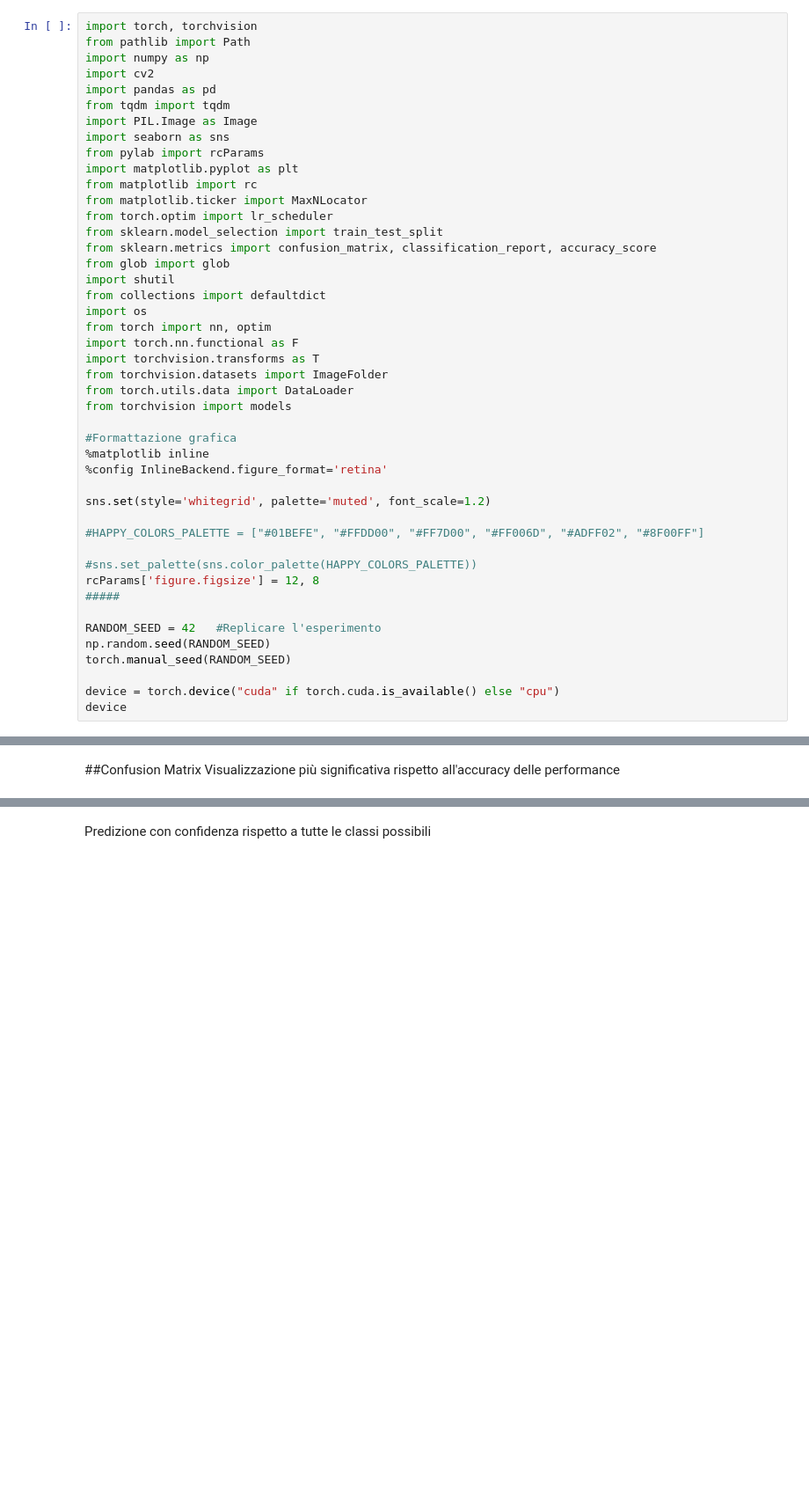
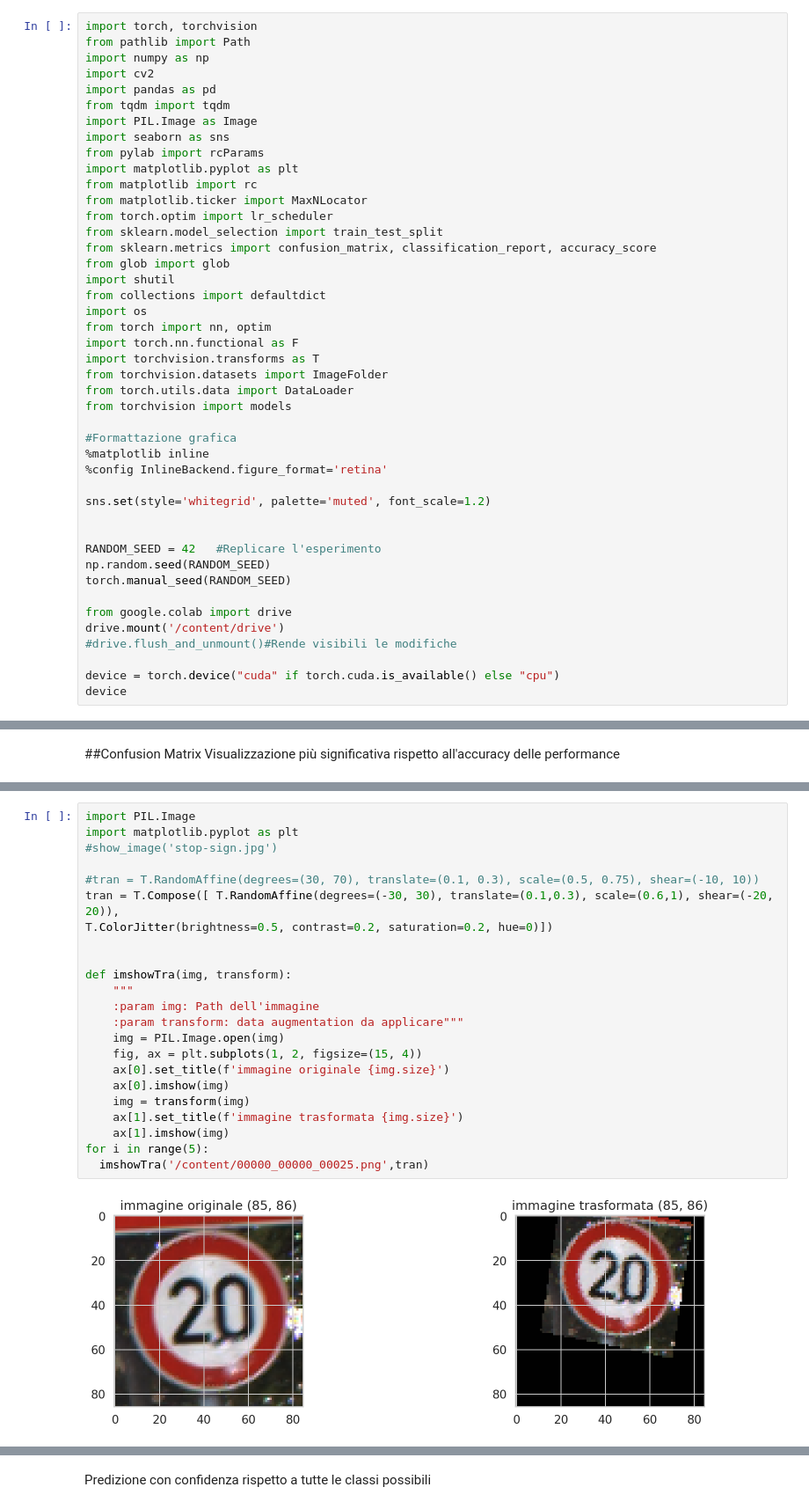
Before and after one commit to DavideEspositoPelella/LAB-IAGI, a Jupyter notebook: Traffic_Sign_Recognition.ipynb, the cells around one changed output, grey strips where cells are left out. Shown at 88% size. Drawn from its saved outputs; the diff is of its cells as text; blank space fills up the shorter version.

```diff
--- a/Traffic_Sign_Recognition.ipynb
+++ b/Traffic_Sign_Recognition.ipynb
@@ -33,16 +33,15 @@ from torchvision import models
 
 sns.set(style='whitegrid', palette='muted', font_scale=1.2)
 
-#HAPPY_COLORS_PALETTE = ["#01BEFE", "#FFDD00", "#FF7D00", "#FF006D", "#ADFF02", "#8F00FF"]
-
-#sns.set_palette(sns.color_palette(HAPPY_COLORS_PALETTE))
-rcParams['figure.figsize'] = 12, 8
-#####
 
 RANDOM_SEED = 42   #Replicare l'esperimento
 np.random.seed(RANDOM_SEED)
 torch.manual_seed(RANDOM_SEED)
 
+from google.colab import drive
+drive.mount('/content/drive')
+#drive.flush_and_unmount()#Rende visibili le modifiche
+
 device = torch.device("cuda" if torch.cuda.is_available() else "cpu")
 device
 # %% [output]
@@ -618,0 +737,25 @@ show_image('stop-sign.jpg')
+# %%
+import PIL.Image
+import matplotlib.pyplot as plt
+#show_image('stop-sign.jpg')
+
+#tran = T.RandomAffine(degrees=(30, 70), translate=(0.1, 0.3), scale=(0.5, 0.75), shear=(-10, 10))
+tran = T.Compose([ T.RandomAffine(degrees=(-30, 30), translate=(0.1,0.3), scale=(0.6,1), shear=(-20, 20)),
+T.ColorJitter(brightness=0.5, contrast=0.2, saturation=0.2, hue=0)])
+
+
+def imshowTra(img, transform):
+    """
+    :param img: Path dell'immagine
+    :param transform: data augmentation da applicare"""
+    img = PIL.Image.open(img)
+    fig, ax = plt.subplots(1, 2, figsize=(15, 4))
+    ax[0].set_title(f'immagine originale {img.size}')
+    ax[0].imshow(img)
+    img = transform(img)
+    ax[1].set_title(f'immagine trasformata {img.size}')
+    ax[1].imshow(img)
+for i in range(5):
+  imshowTra('/content/00000_00000_00025.png',tran)
+# %% [output]
+[figure, added]
```
Also changed, not shown: parts of 32 cells of this notebook.
